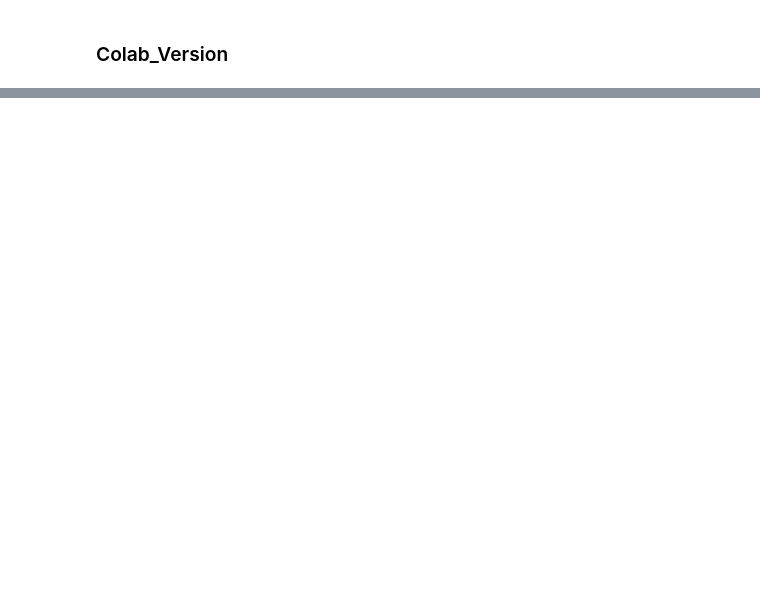
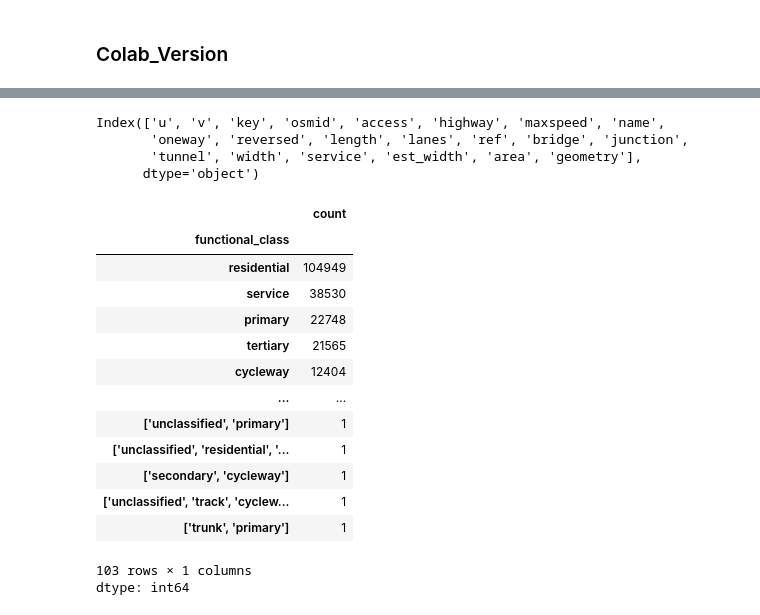
Before and after one commit to Van-Wu1/CECI, a Jupyter notebook: scr/py/LTSsimplified.ipynb, the cells around one changed output, grey strips where cells are left out. Saved outputs shown, nothing was run; the diff lists cells and outputs as text; code cells hidden in the pictures; blank space fills up the shorter version.

```diff
--- a/scr/py/LTSsimplified.ipynb
+++ b/scr/py/LTSsimplified.ipynb
@@ -12,21 +48,10 @@ import matplotlib.pyplot as plt
 # %%
-# 获取 Greater London 区域边界
-place_name = "Greater London, United Kingdom"
-gdf = ox.geocode_to_gdf(place_name)
-
-# 自定义过滤器：仅保留允许骑行的道路
-custom_filter = (
-    '["highway"]["area"!~"yes"]'
-    '["highway"!~"abandoned|bus_guideway|construction|corridor|elevator|escalator|footway|'
-    'motor|no|planned|platform|proposed|raceway|razed|steps"]'
-    '["bicycle"!~"no"]["service"!~"private"]'
-)
-
-# 下载骑行网络
-print("正在抓取骑行网络数据（Greater London）")
-graph = ox.graph_from_polygon(gdf.geometry[0], custom_filter=custom_filter, simplify=True)
-
-# 转换为 GeoDataFrame（只保留边）
-edges = ox.graph_to_gdfs(graph, nodes=False)
+edges = gpd.read_file("/content/drive/MyDrive/CASA0004_Cycling/data/Roads/edges_final.gpkg")
+print(edges.columns)
+# %% [output]
+Index(['u', 'v', 'key', 'osmid', 'access', 'highway', 'maxspeed', 'name',
+       'oneway', 'reversed', 'length', 'lanes', 'ref', 'bridge', 'junction',
+       'tunnel', 'width', 'service', 'est_width', 'area', 'geometry'],
+      dtype='object')
 # %%
 # 构造 LTS 所需字段
@@ -59,3 +114,21 @@ def assign_lts(row):
 
 #执行 LTS 分类
 edges['LTS'] = edges.apply(assign_lts, axis=1)
+# %%
+edges['functional_class'].value_counts()
+# %% [output]
+|  | count |
+| functional_class |  |
+| residential | 104949 |
+| service | 38530 |
+| primary | 22748 |
+| tertiary | 21565 |
+| cycleway | 12404 |
+| ... | ... |
+| ['unclassified', 'primary'] | 1 |
+| ['unclassified', 'residential', '... | 1 |
+| ['secondary', 'cycleway'] | 1 |
+| ['unclassified', 'track', 'cyclew... | 1 |
+| ['trunk', 'primary'] | 1 |
+103 rows × 1 columns
+dtype: int64
```
Also changed, not shown: parts of 10 cells of this notebook.
